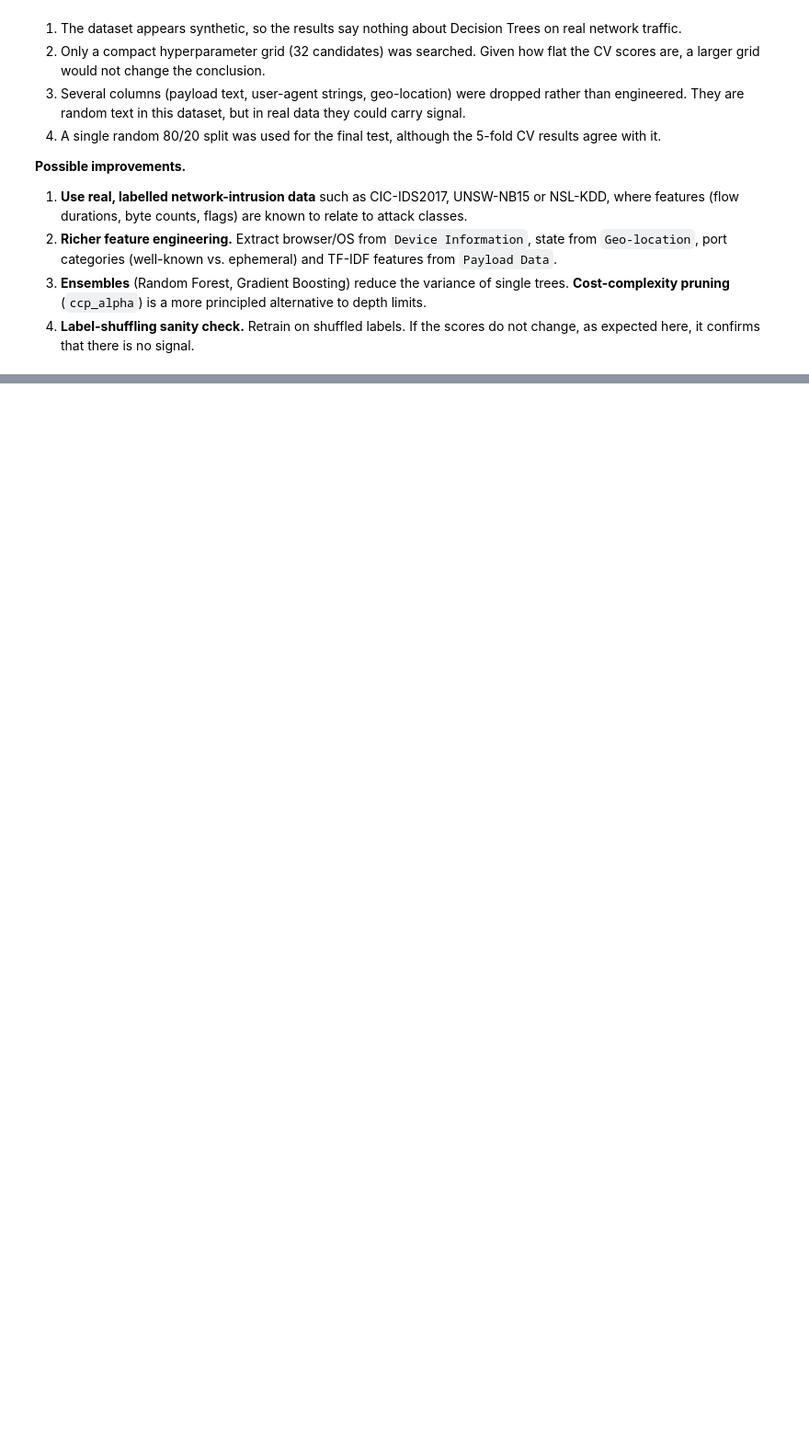
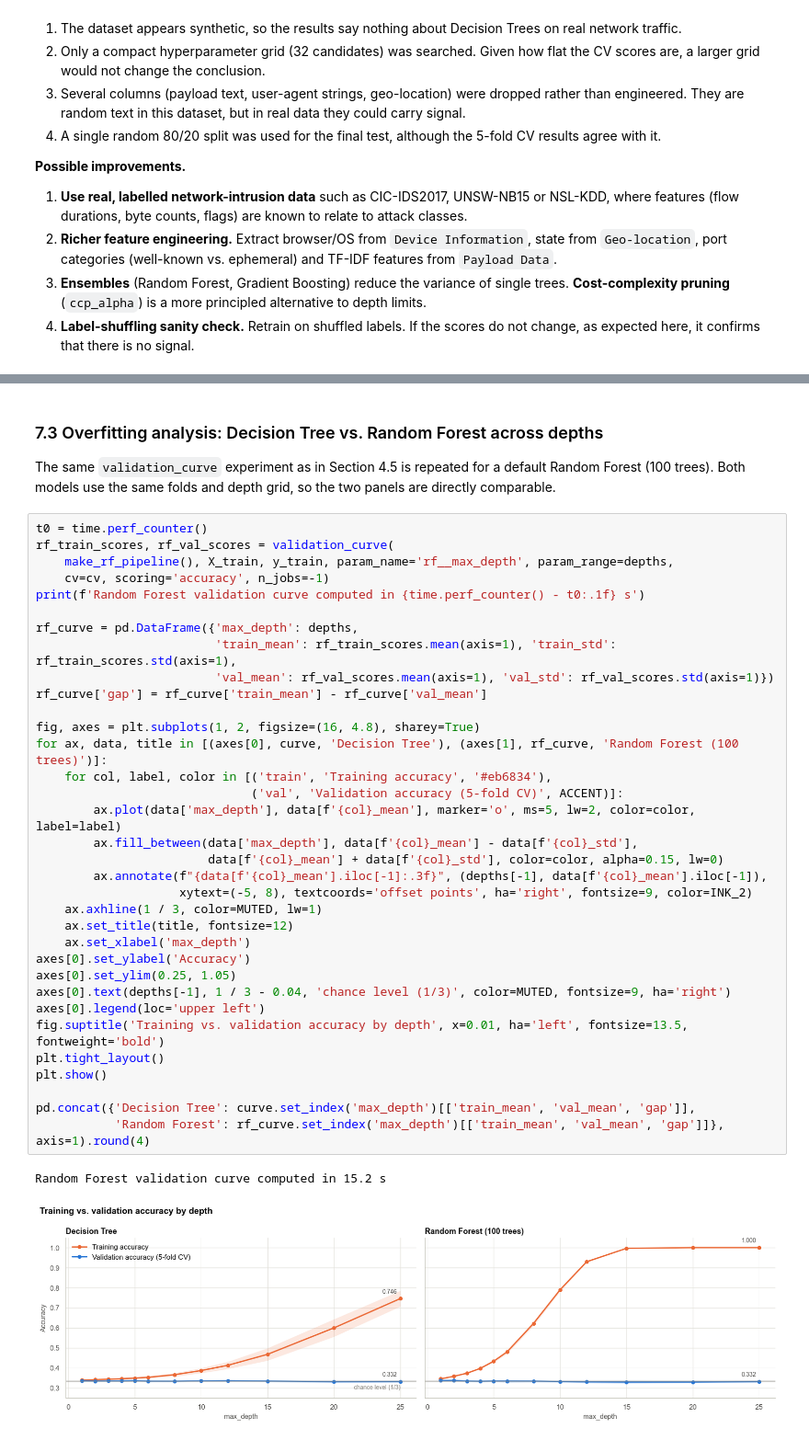
Before and after one commit to luongvanhungnet/ML_20261, a Jupyter notebook: Decision_Tree/decision_tree_cybersecurity.ipynb, the cells around one changed output, grey strips where cells are left out. Shown at 92% size. Cells and saved outputs as stored; diff of their text form; blank space fills up the shorter version.

```diff
--- a/Decision_Tree/decision_tree_cybersecurity.ipynb
+++ b/Decision_Tree/decision_tree_cybersecurity.ipynb
@@ -1176,0 +1512,41 @@ Total misclassified test records: 5,361 of 8,000 (67.01%)
+# %% [markdown]
+### 7.3 Overfitting analysis: Decision Tree vs. Random Forest across depths
+
+The same `validation_curve` experiment as in Section 4.5 is repeated for a default Random Forest (100 trees). Both models use the same folds and depth grid, so the two panels are directly comparable.
+# %%
+t0 = time.perf_counter()
+rf_train_scores, rf_val_scores = validation_curve(
+    make_rf_pipeline(), X_train, y_train, param_name='rf__max_depth', param_range=depths,
+    cv=cv, scoring='accuracy', n_jobs=-1)
+print(f'Random Forest validation curve computed in {time.perf_counter() - t0:.1f} s')
+
+rf_curve = pd.DataFrame({'max_depth': depths,
+                         'train_mean': rf_train_scores.mean(axis=1), 'train_std': rf_train_scores.std(axis=1),
+                         'val_mean': rf_val_scores.mean(axis=1), 'val_std': rf_val_scores.std(axis=1)})
+rf_curve['gap'] = rf_curve['train_mean'] - rf_curve['val_mean']
+
+fig, axes = plt.subplots(1, 2, figsize=(16, 4.8), sharey=True)
+for ax, data, title in [(axes[0], curve, 'Decision Tree'), (axes[1], rf_curve, 'Random Forest (100 trees)')]:
+    for col, label, color in [('train', 'Training accuracy', '#eb6834'),
+                              ('val', 'Validation accuracy (5-fold CV)', ACCENT)]:
+        ax.plot(data['max_depth'], data[f'{col}_mean'], marker='o', ms=5, lw=2, color=color, label=label)
+        ax.fill_between(data['max_depth'], data[f'{col}_mean'] - data[f'{col}_std'],
+                        data[f'{col}_mean'] + data[f'{col}_std'], color=color, alpha=0.15, lw=0)
+        ax.annotate(f"{data[f'{col}_mean'].iloc[-1]:.3f}", (depths[-1], data[f'{col}_mean'].iloc[-1]),
+                    xytext=(-5, 8), textcoords='offset points', ha='right', fontsize=9, color=INK_2)
+    ax.axhline(1 / 3, color=MUTED, lw=1)
+    ax.set_title(title, fontsize=12)
+    ax.set_xlabel('max_depth')
+axes[0].set_ylabel('Accuracy')
+axes[0].set_ylim(0.25, 1.05)
+axes[0].text(depths[-1], 1 / 3 - 0.04, 'chance level (1/3)', color=MUTED, fontsize=9, ha='right')
+axes[0].legend(loc='upper left')
+fig.suptitle('Training vs. validation accuracy by depth', x=0.01, ha='left', fontsize=13.5, fontweight='bold')
+plt.tight_layout()
+plt.show()
+
+pd.concat({'Decision Tree': curve.set_index('max_depth')[['train_mean', 'val_mean', 'gap']],
+           'Random Forest': rf_curve.set_index('max_depth')[['train_mean', 'val_mean', 'gap']]}, axis=1).round(4)
+# %% [output]
+Random Forest validation curve computed in 15.2 s
+[figure, added]
```
Also changed, not shown: parts of 32 cells of this notebook.
